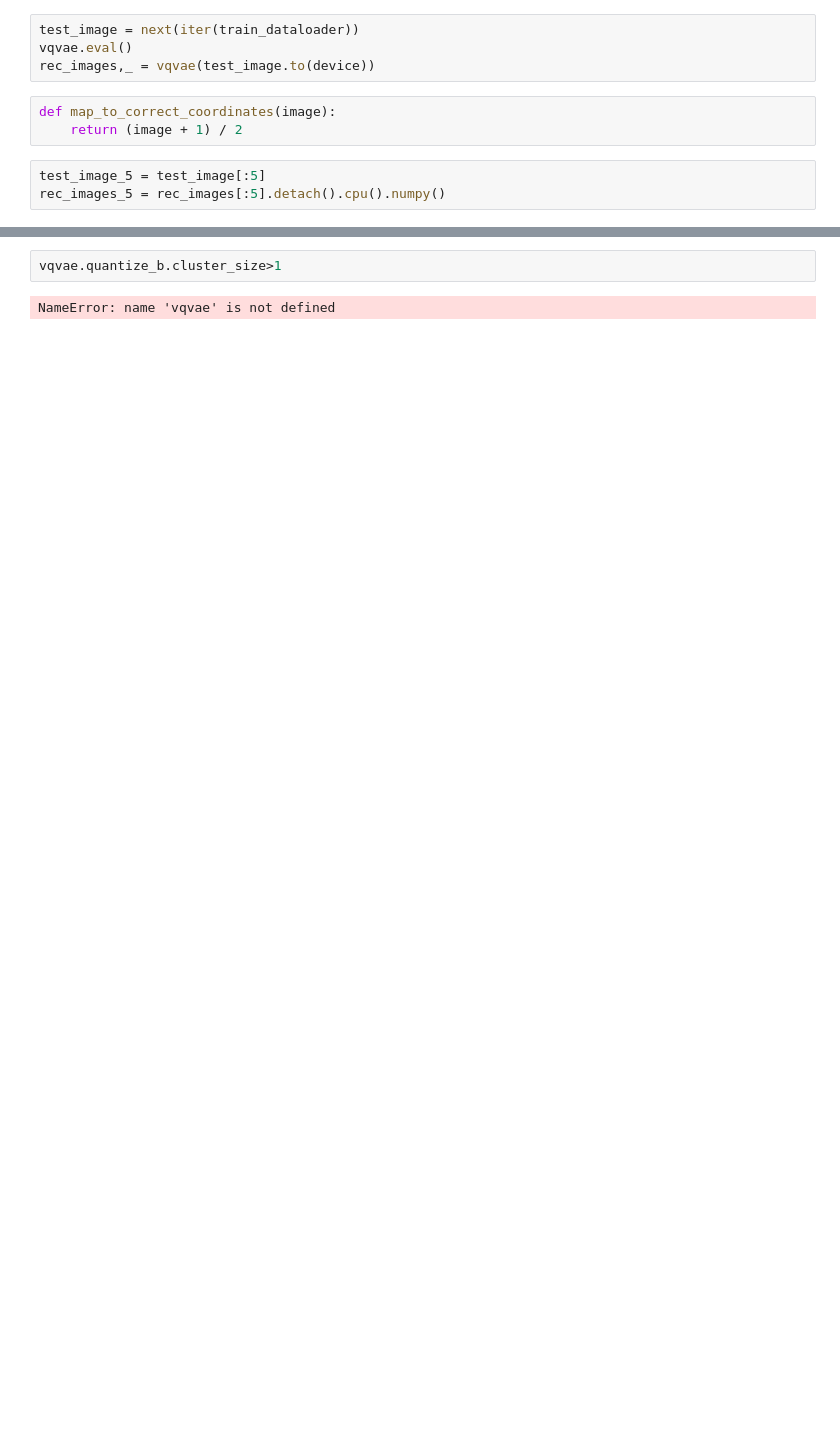
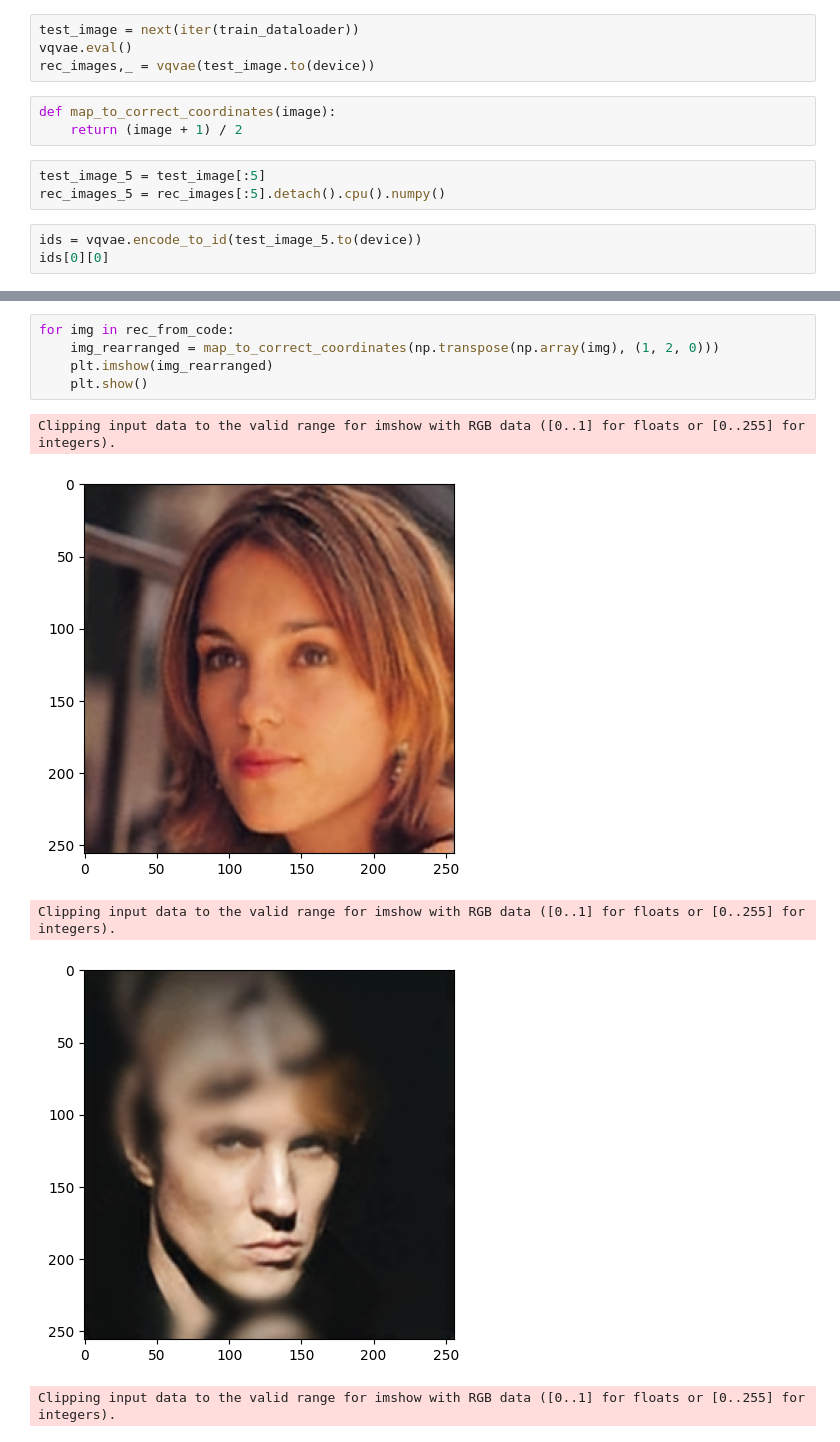
Before and after one commit to anananan116/VQ-VAE-Image-Generation, a Jupyter notebook: visualization.ipynb, the cells around one changed output, grey strips where cells are left out. Saved outputs shown, nothing was run; the diff lists cells and outputs as text; blank space fills up the shorter version.

```diff
--- a/visualization.ipynb
+++ b/visualization.ipynb
@@ -50,3 +50,6 @@ def map_to_correct_coordinates(image):
 # %%
 test_image_5 = test_image[:5]
 rec_images_5 = rec_images[:5].detach().cpu().numpy()
+# %%
+ids = vqvae.encode_to_id(test_image_5.to(device))
+ids[0][0]
@@ -80,4 +93,11 @@ Clipping input data to the valid range for imshow with RGB data ([0..1] for floa
-# %%
-vqvae.quantize_b.cluster_size>1
-# %% [output]
-NameError: name 'vqvae' is not defined
+# %%
+for img in rec_from_code:
+    img_rearranged = map_to_correct_coordinates(np.transpose(np.array(img), (1, 2, 0)))
+    plt.imshow(img_rearranged)
+    plt.show()
+# %% [output]
+Clipping input data to the valid range for imshow with RGB data ([0..1] for floats or [0..255] for integers).
+[figure, added]
+Clipping input data to the valid range for imshow with RGB data ([0..1] for floats or [0..255] for integers).
+[figure, added]
+Clipping input data to the valid range for imshow with RGB data ([0..1] for floats or [0..255] for integers).
```
Also changed, not shown: parts of 7 cells of this notebook, 8 other files.
